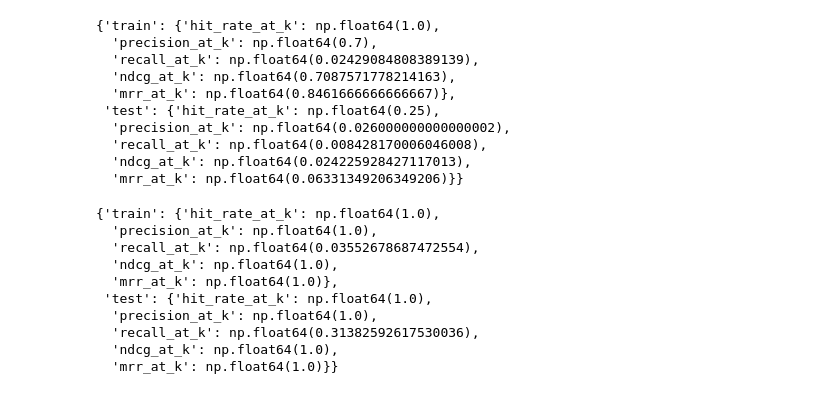
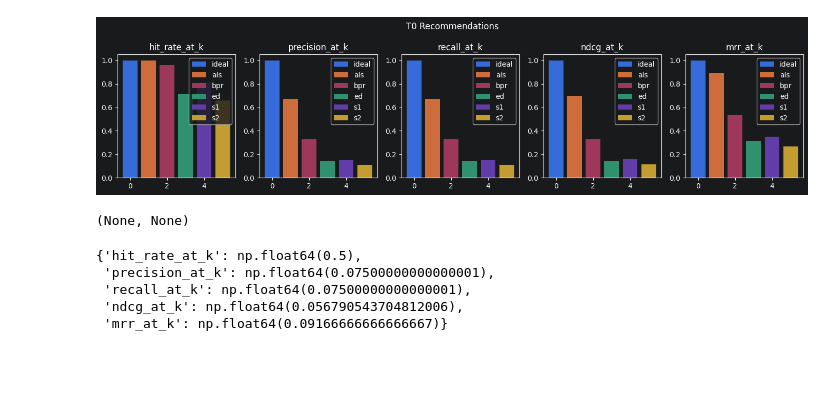
Before and after one commit to Minecraftian14/rs-fatigue-aware-dual-system-recommender-system, a Jupyter notebook: sandbox/evaluation_framework.ipynb, the cells around one changed output. Drawn from its saved outputs; the diff is of its cells as text; code cells hidden in the pictures; blank space fills up the shorter version.

```diff
--- a/sandbox/evaluation_framework.ipynb
+++ b/sandbox/evaluation_framework.ipynb
@@ -39,30 +48,14 @@ evaluator = Evaluator()
-# %%
-solution = AlternatingLeastSquaresBaseline(data_model)
-solution.prepare()
-evaluator.evaluate(solution)
-# %% [output]
-{'train': {'hit_rate_at_k': np.float64(1.0),
-  'precision_at_k': np.float64(0.7),
-  'recall_at_k': np.float64(0.02429084808389139),
-  'ndcg_at_k': np.float64(0.7087571778214163),
-  'mrr_at_k': np.float64(0.8461666666666667)},
- 'test': {'hit_rate_at_k': np.float64(0.25),
-  'precision_at_k': np.float64(0.026000000000000002),
-  'recall_at_k': np.float64(0.008428170006046008),
-  'ndcg_at_k': np.float64(0.024225928427117013),
-  'mrr_at_k': np.float64(0.06331349206349206)}}
 # %%
-solution = IdealSolutionBaseline(data_model)
-solution.prepare()
-evaluator.evaluate(solution)
+ideal_solution = IdealSolutionBaseline(data_model)
+als_solution = AlternatingLeastSquaresBaseline(data_model)
+bpr_solution = BayesianPersonalizedRankingBaseline(data_model)
+ed_solution = EmbedDotSolution(data_model)
+s1_solution = HistoryModelS1Solution(data_model)
+s2_solution = RLModelS2Solution(data_model)
-# %% [output]
-{'train': {'hit_rate_at_k': np.float64(1.0),
-  'precision_at_k': np.float64(1.0),
-  'recall_at_k': np.float64(0.03552678687472554),
-  'ndcg_at_k': np.float64(1.0),
-  'mrr_at_k': np.float64(1.0)},
- 'test': {'hit_rate_at_k': np.float64(1.0),
-  'precision_at_k': np.float64(1.0),
-  'recall_at_k': np.float64(0.31382592617530036),
-  'ndcg_at_k': np.float64(1.0),
-  'mrr_at_k': np.float64(1.0)}}
+# %%
+ideal_evaluation = evaluator.evaluate(ideal_solution)
+als_evaluation = evaluator.evaluate(als_solution)
+bpr_evaluation = evaluator.evaluate(bpr_solution)
+ed_evaluation = evaluator.evaluate(ed_solution)
+s1_evaluation = evaluator.evaluate(s1_solution)
+s2_evaluation = evaluator.evaluate(s2_solution)
@@ -68,0 +69,13 @@ evaluator.evaluate(solution)
+# %%
+evaluations = [ideal_evaluation, als_evaluation, bpr_evaluation, ed_evaluation, s1_evaluation, s2_evaluation]
+_, axs = plt.subplots(1, 5, figsize=(14, 3.5))
+for ax, key in zip(axs.ravel(), ['hit_rate_at_k', 'precision_at_k', 'recall_at_k', 'ndcg_at_k', 'mrr_at_k']):
+    for x, evaluation in enumerate(evaluations):
+        ax.set_title(key)
+        ax.bar(x, evaluation['train'][key])
+        ax.legend(['ideal', 'als', 'bpr', 'ed', 's1', 's2'])
+plt.suptitle('T0 Recommendations')
+plt.tight_layout(), plt.show()
+# %% [output]
+[figure, added]
+(None, None)
@@ -68,0 +90,8 @@ evaluator.evaluate(solution)
+# %%
+aggregate[0]
+# %% [output]
+{'hit_rate_at_k': np.float64(0.5),
+ 'precision_at_k': np.float64(0.07500000000000001),
+ 'recall_at_k': np.float64(0.07500000000000001),
+ 'ndcg_at_k': np.float64(0.056790543704812006),
+ 'mrr_at_k': np.float64(0.09166666666666667)}
```
Also changed, not shown: parts of 6 cells of this notebook, 10 other files.
